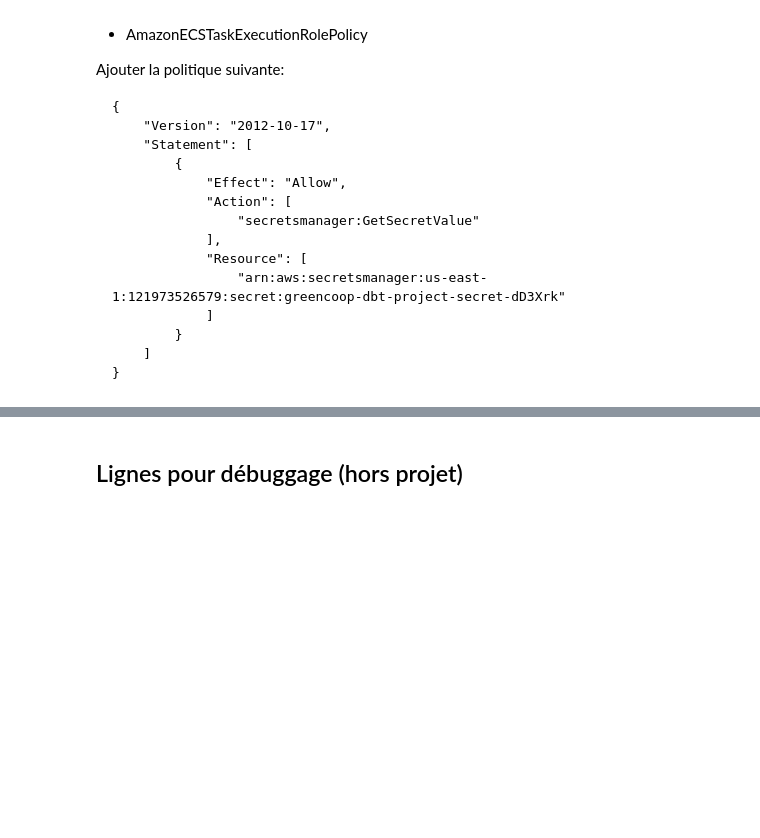
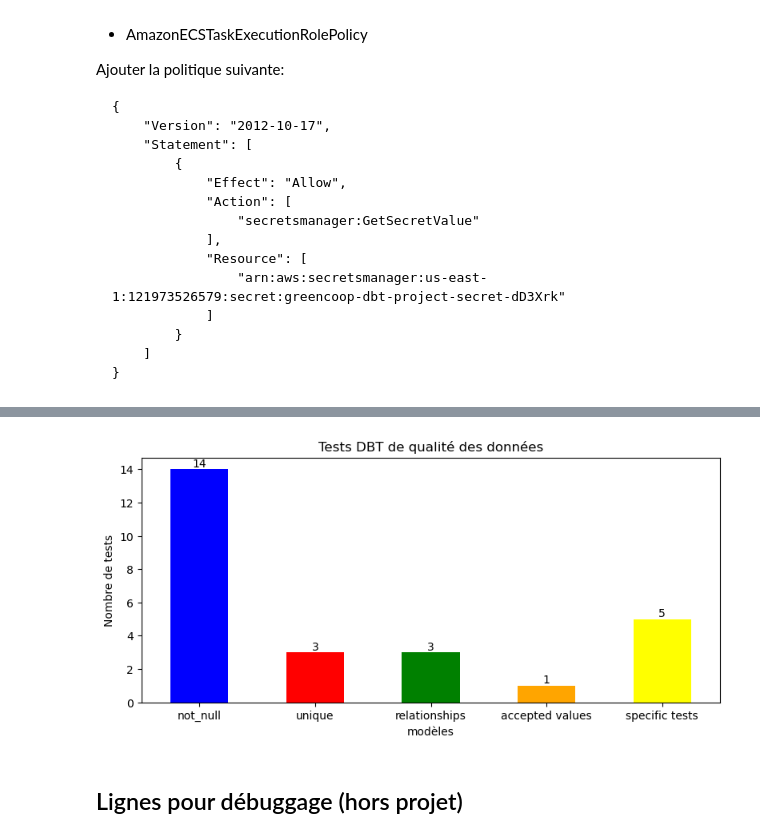
Before and after one commit to Sebules/Project_8_OpenClassrooms_Data_Engineer, a Jupyter notebook: notebook_projet_8.ipynb, the cells around one changed output, grey strips where cells are left out. Cells and saved outputs as stored; diff of their text form; code cells hidden in the pictures; blank space fills up the shorter version.

```diff
--- a/notebook_projet_8.ipynb
+++ b/notebook_projet_8.ipynb
@@ -2202,0 +2369,7 @@ Le logs dans CloudWatch indique que l'opération a bien eu lieu
+# %%
+columns = ["stg_creation_time","seed_charge_time","dim_creation_time","int_creation_time","fact_creation_time",
+           "test_not_null_time","test_unique_time","test_relationships_time","test_test_time","test_accepted_values_time"]
+# %%
+log_event_dbt_ = log_event_dbt.copy()
+# %%
+log_event_dbt_clean = log_event_dbt_.dropna(axis=0, how='all', subset=columns,ignore_index=True)
@@ -2202,0 +2418,3 @@ Le logs dans CloudWatch indique que l'opération a bien eu lieu
+# %%
+for column in columns:
+    log_event_dbt_clean.loc[:,column]=log_event_dbt_clean[column].astype(float)
@@ -2202,0 +2443,18 @@ Le logs dans CloudWatch indique que l'opération a bien eu lieu
+# %%
+columns_to_plot = ['test_not_null_time','test_unique_time','test_relationships_time','test_accepted_values_time', 'test_test_time']
+
+sums = log_event_dbt_clean[columns_to_plot].count()
+fig, ax = plt.subplots(figsize=(8, 5))
+sums.plot(kind='bar',ax = ax, color=['blue','red','green','orange','yellow'])
+new_labels = ['not_null', 'unique', 'relationships', 'accepted values', 'specific tests']
+ax.set_xticklabels(new_labels)
+#plt.grid()
+ax.bar_label(ax.containers[0])
+plt.xlabel("modèles")
+plt.ylabel("Nombre de tests")
+plt.title("Tests DBT de qualité des données")
+plt.tight_layout()
+plt.xticks(rotation=0)
+plt.show()
+# %% [output]
+[figure, added]
```
Also changed, not shown: parts of 39 cells of this notebook, 2 other files.
